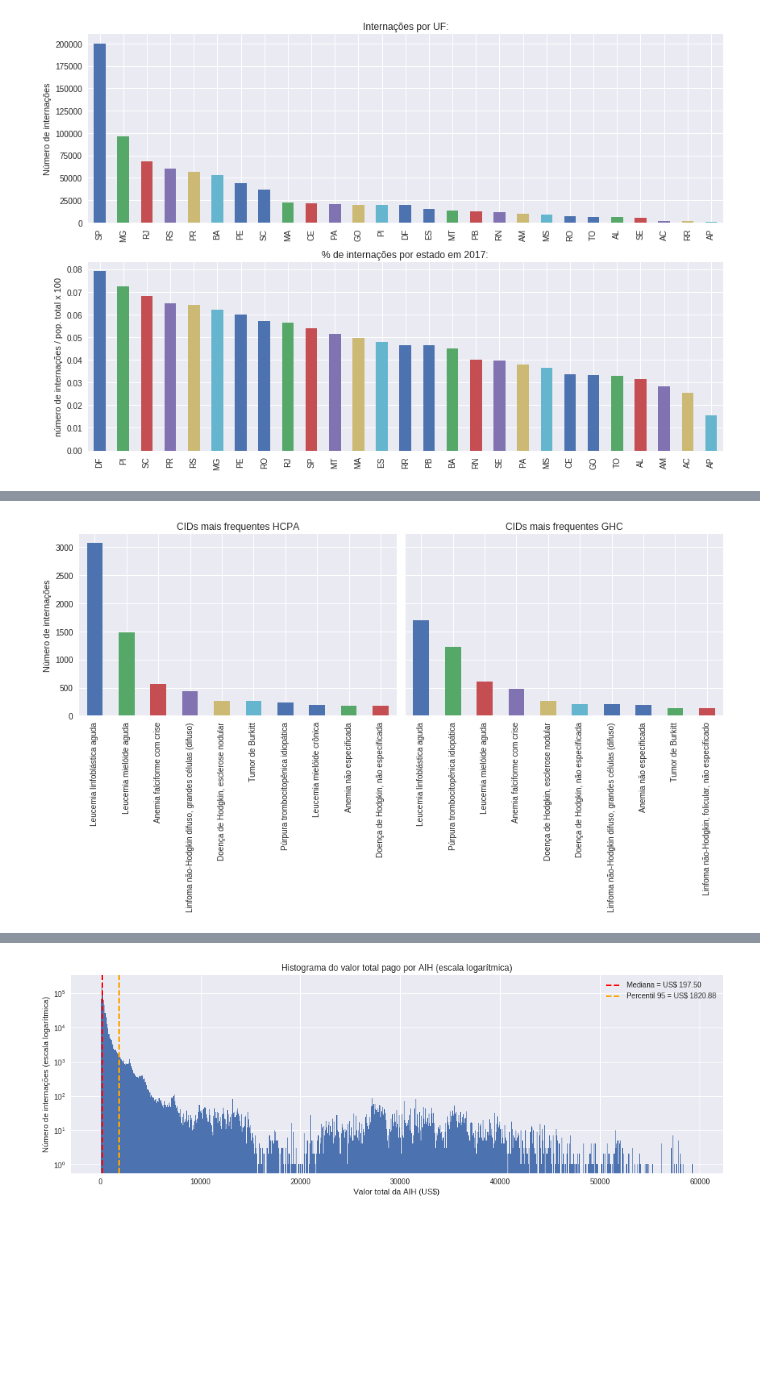
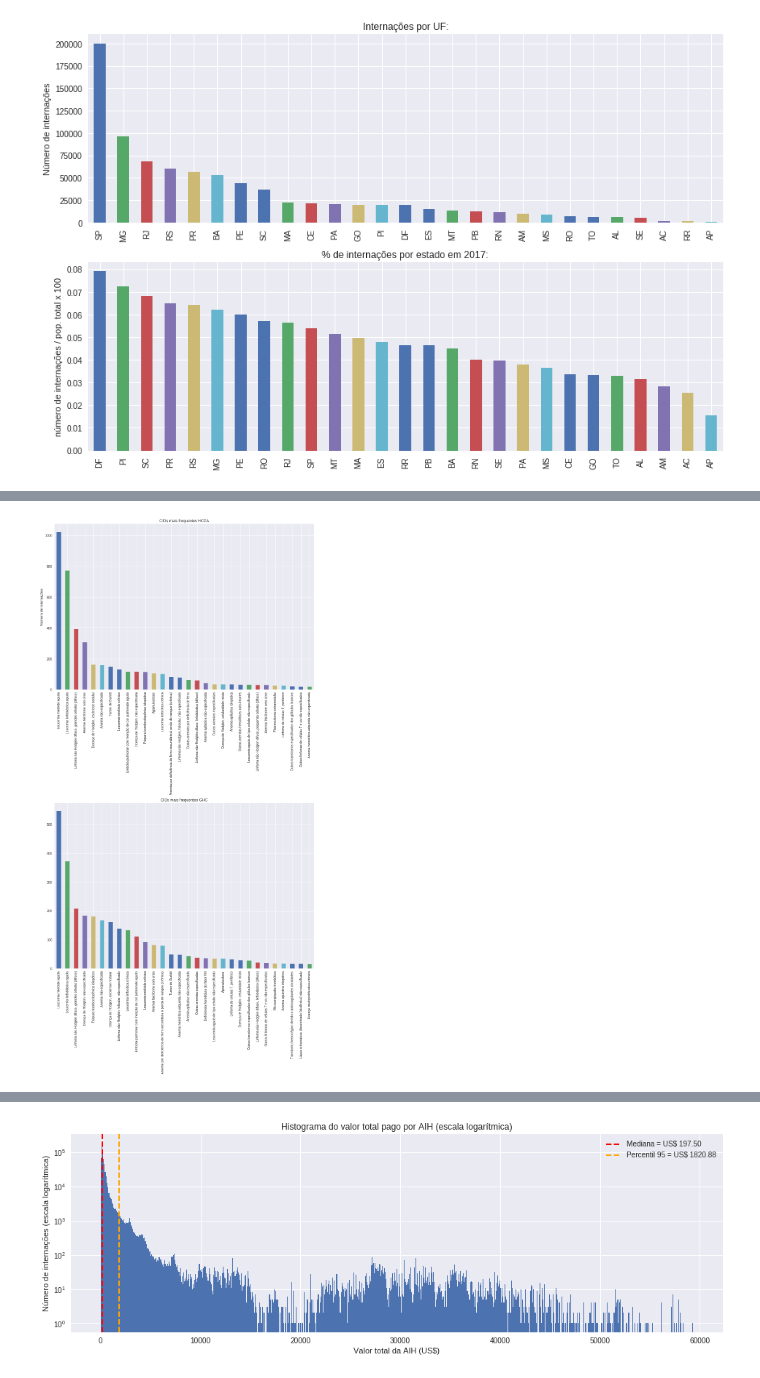
Before and after one commit to gbletsch/hematologic_hospitalizations_brazil, a Jupyter notebook: tcc.ipynb, the cells around one changed output, grey strips where cells are left out. Drawn from its saved outputs; the diff is of its cells as text; code cells hidden in the pictures; blank space fills up the shorter version.

```diff
--- a/tcc.ipynb
+++ b/tcc.ipynb
@@ -429,17 +454,17 @@ Name: SEXO, dtype: int64
 # %%
-def int_cid_x_cnes(cnes, head=10):
-    return hemato[hemato.CNES == cnes].DIAG_PRINC.map(cid_map).value_counts().head(head)
+def int_cid_x_cnes(cnes, head=30, age=18):
+    return hemato[(hemato.CNES == cnes) & (hemato.IDADE >= age)].DIAG_PRINC.map(cid_map).value_counts().head(head)
 
 hcpa = int_cid_x_cnes('2237601')
 ghc = int_cid_x_cnes('2237571')
 
-fig, ax = plt.subplots(1, 2, figsize=(12, 7), sharey=True)
+fig, ax = plt.subplots(2, 1, figsize=(12, 24))#, sharey=True)
 
 hcpa.plot(kind='bar', ax=ax[0], title='CIDs mais frequentes HCPA')
 ax[0].set_ylabel('Número de internações')
 ghc.plot(kind='bar', ax=ax[1], title='CIDs mais frequentes GHC')
 plt.tight_layout()
 plt.savefig('int_cid_hcpa_x_ghc.png')
 plt.show()
 # %% [output]
-[figure, old version]
+[figure, new version]
```
Also changed, not shown: parts of 17 cells of this notebook, 1 other file.
